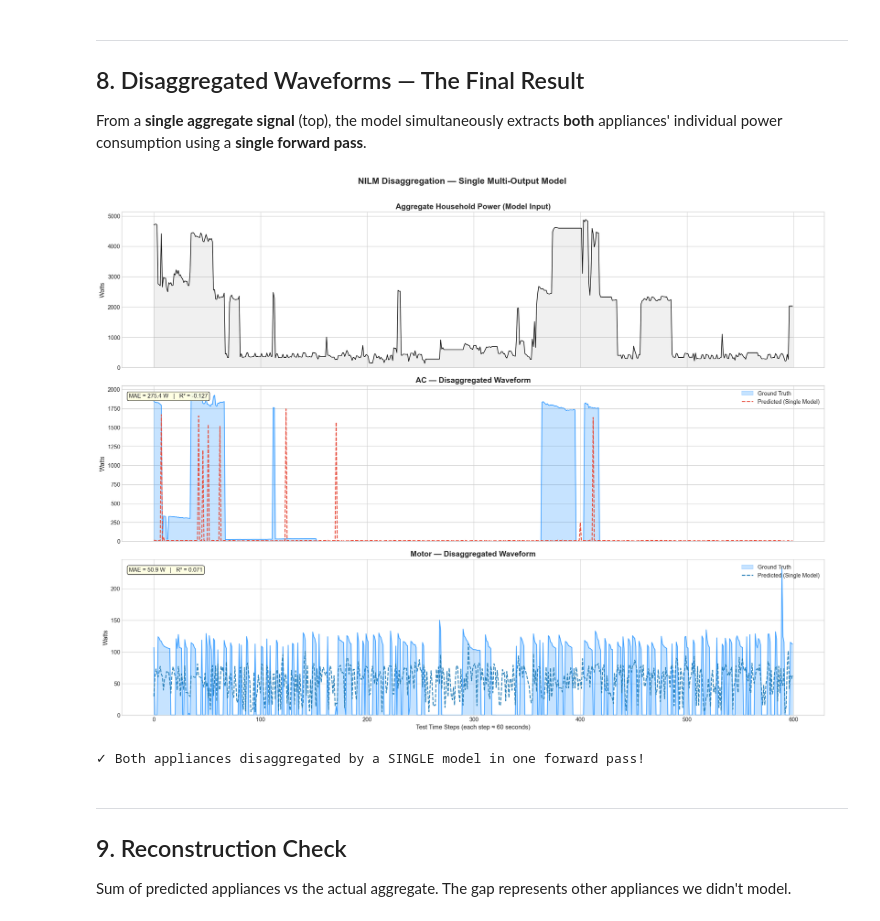
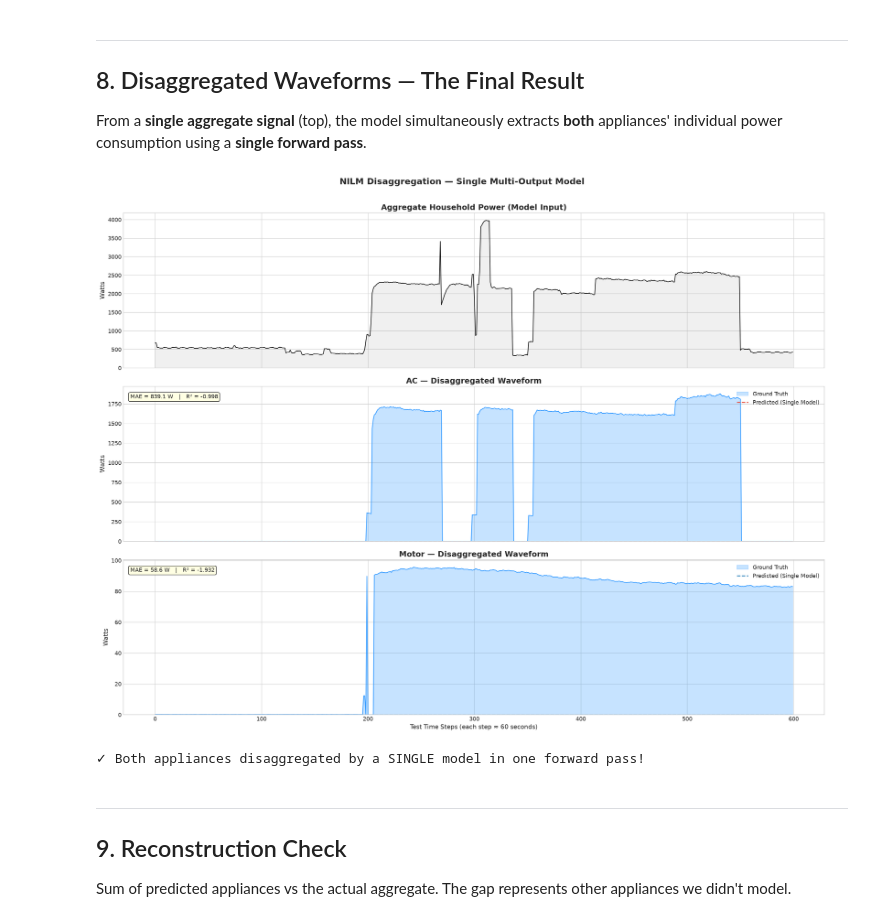
Before and after one commit to Ashithshetty6361/Lume_Tech_Internship-, a Jupyter notebook: phase2_advanced_nilm/training_best_model.ipynb, the cells around one changed output. Saved outputs shown, nothing was run; the diff lists cells and outputs as text; code cells hidden in the pictures.

```diff
--- a/phase2_advanced_nilm/training_best_model.ipynb
+++ b/phase2_advanced_nilm/training_best_model.ipynb
@@ -102,10 +126,9 @@ for i in range(num_windows):
         Y_all[i, j] = df[name].values[s + MIDPOINT] / app_max[name]
 
 # ============================================================
-# SHUFFLED SPLIT: 70 / 15 / 15
+# CHRONOLOGICAL SPLIT: 70 / 15 / 15
 # ============================================================
-np.random.seed(42)
-indices = np.random.permutation(num_windows)
+indices = np.arange(num_windows)  # CHRONOLOGICAL SPLIT
 n_train = int(num_windows * 0.70)
 n_val   = int(num_windows * 0.15)
 
@@ -235,7 +267,7 @@ history = model.fit(
     X_train, Y_train,
     validation_data=(X_val, Y_val),
     epochs=50,
-    batch_size=512,
+    batch_size=128,
     callbacks=callbacks,
     verbose=1
 )
@@ -446,7 +483,8 @@ agg_plot = np.array([X_test_sorted[i, MIDPOINT, 0]
                      for i in range(best_start, best_start+N)]) * agg_max
 
 # ---- PLOT ----
-colors = {'AC': '#e74c3c', 'Motor': '#2980b9'}
+# Changed to bright, highly-visible contrasting colors!
+colors = {'AC': '#ff0000', 'Motor': '#ff9900'}
 n_panels = 1 + len(APPLIANCES)
 fig, axes = plt.subplots(n_panels, 1, figsize=(20, 5*n_panels), sharex=True)
 
@@ -459,35 +497,37 @@ axes[0].set_ylim(0)
 
 for idx, appliance in enumerate(APPLIANCES):
     ax = axes[idx + 1]
     true_w = preds_sorted[appliance]['true'][sl]
     pred_w = preds_sorted[appliance]['pred'][sl]
 
     ax.fill_between(range(N), true_w, alpha=0.25, color='dodgerblue', label='Ground Truth')
     ax.plot(true_w, color='dodgerblue', linewidth=1.5, alpha=0.8)
-    ax.plot(pred_w, color=colors[appliance], linewidth=1.8, linestyle='--',
+
+    # Increased linewidth to 2.5 so the dotted line is much thicker
+    ax.plot(pred_w, color=colors[appliance], linewidth=2.5, linestyle='--',
             label='Predicted (Single Model)')
 
     mae = mean_absolute_error(true_w, pred_w)
     r2 = r2_score(true_w, pred_w) if np.std(true_w) > 0 else 0
     ax.text(0.01, 0.95, f'MAE = {mae:.1f} W   |   R² = {r2:.3f}',
             transform=ax.transAxes, fontsize=11, verticalalignment='top',
             bbox=dict(boxstyle='round', facecolor='lightyellow', alpha=0.9))
 
     ax.set_title(f'{appliance} — Disaggregated Waveform', fontsize=15, fontweight='bold')
     ax.set_ylabel('Watts', fontsize=12)
     ax.legend(loc='upper right', fontsize=11, framealpha=0.9)
     ax.set_ylim(0)
 
 axes[-1].set_xlabel('Test Time Steps (each step ≈ 60 seconds)', fontsize=12)
 
 plt.suptitle('NILM Disaggregation — Single Multi-Output Model',
              fontsize=17, fontweight='bold', y=1.01)
 plt.tight_layout()
 plt.show()
 
 print('\n✓ Both appliances disaggregated by a SINGLE model in one forward pass!')
 # %% [output]
-[figure, old version]
+[figure, new version]
 ✓ Both appliances disaggregated by a SINGLE model in one forward pass!
 # %% [markdown]
 ---
```
Also changed, not shown: parts of 12 cells of this notebook, 4 other files.
